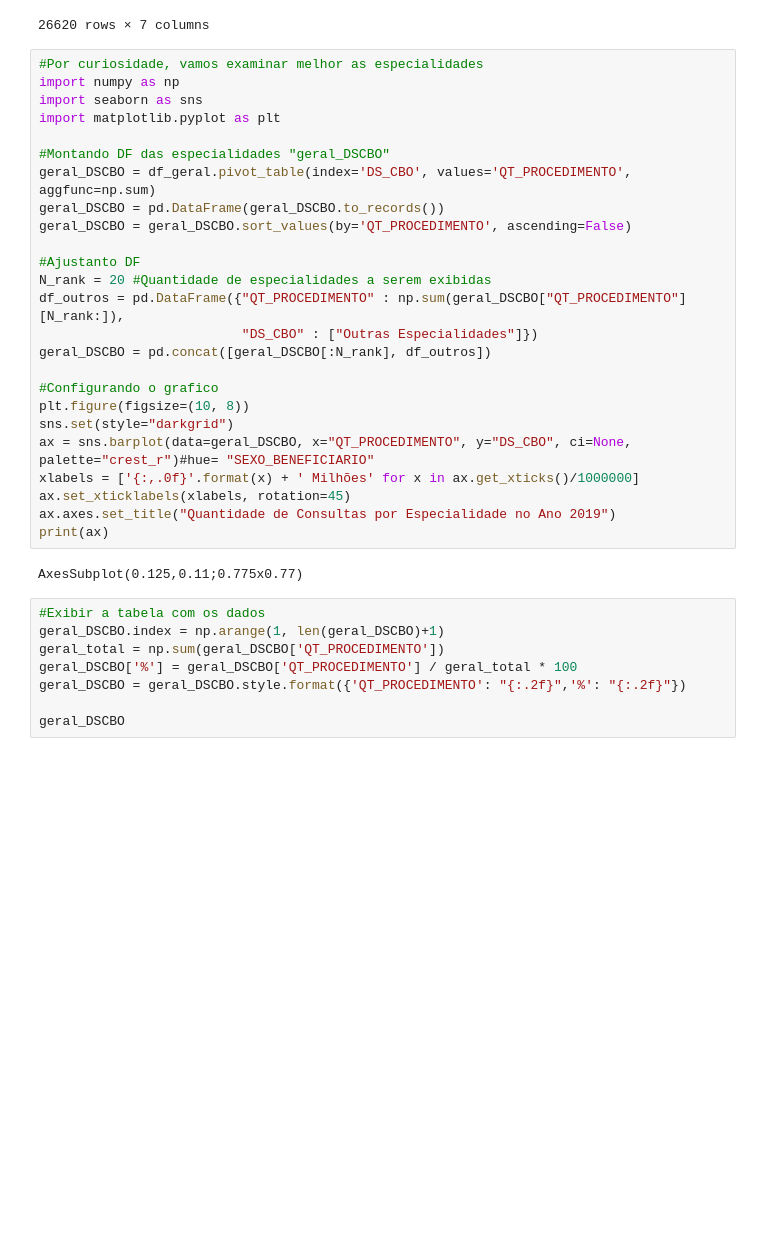
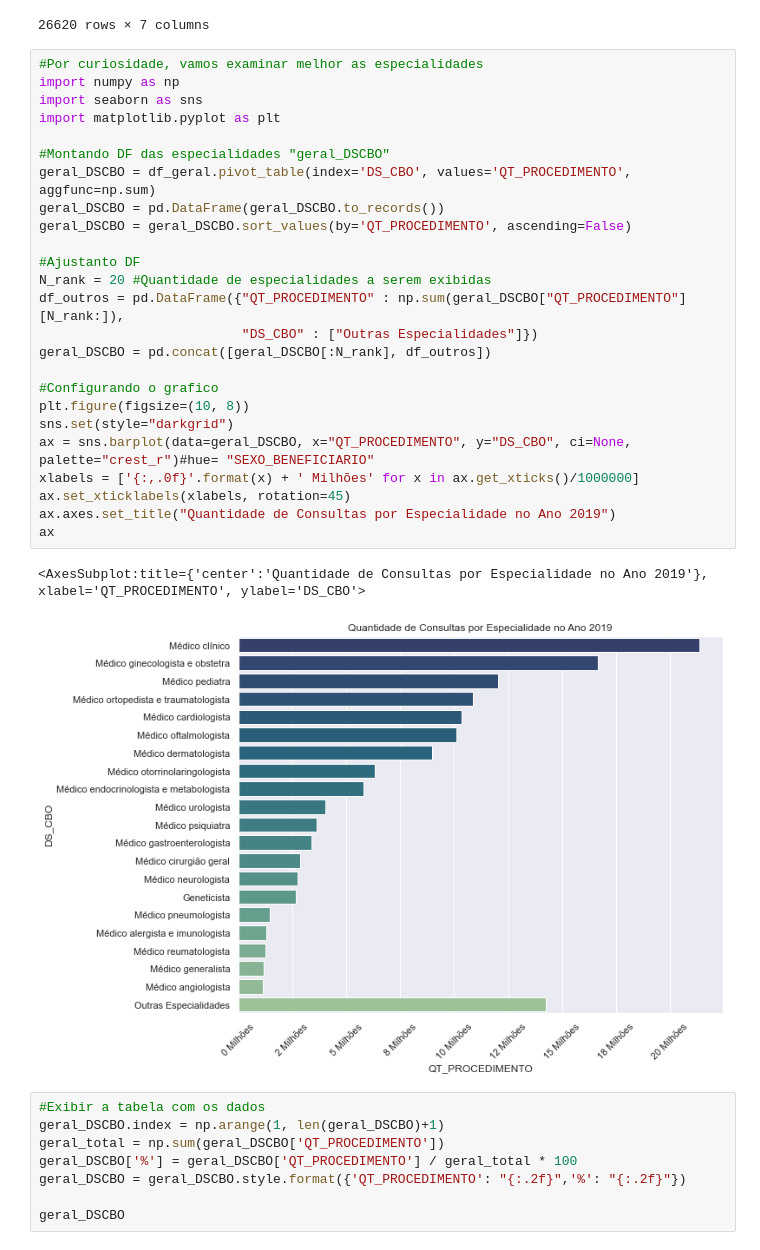
Before and after one commit to dekluiz/Estudo_Consultas, a Jupyter notebook: Estudo Consultas.ipynb, the cells around one changed output. Saved outputs shown, nothing was run; the diff lists cells and outputs as text; blank space fills up the shorter version.

```diff
--- a/Estudo Consultas.ipynb
+++ b/Estudo Consultas.ipynb
@@ -272,30 +272,31 @@ df_geral
 # %%
 #Por curiosidade, vamos examinar melhor as especialidades
 import numpy as np
 import seaborn as sns
 import matplotlib.pyplot as plt
 
 #Montando DF das especialidades "geral_DSCBO"
 geral_DSCBO = df_geral.pivot_table(index='DS_CBO', values='QT_PROCEDIMENTO', aggfunc=np.sum)
 geral_DSCBO = pd.DataFrame(geral_DSCBO.to_records())
 geral_DSCBO = geral_DSCBO.sort_values(by='QT_PROCEDIMENTO', ascending=False)
 
 #Ajustanto DF
 N_rank = 20 #Quantidade de especialidades a serem exibidas
 df_outros = pd.DataFrame({"QT_PROCEDIMENTO" : np.sum(geral_DSCBO["QT_PROCEDIMENTO"][N_rank:]),
                           "DS_CBO" : ["Outras Especialidades"]})
 geral_DSCBO = pd.concat([geral_DSCBO[:N_rank], df_outros])
 
 #Configurando o grafico
 plt.figure(figsize=(10, 8))
 sns.set(style="darkgrid")
 ax = sns.barplot(data=geral_DSCBO, x="QT_PROCEDIMENTO", y="DS_CBO", ci=None, palette="crest_r")#hue= "SEXO_BENEFICIARIO"
 xlabels = ['{:,.0f}'.format(x) + ' Milhões' for x in ax.get_xticks()/1000000]
 ax.set_xticklabels(xlabels, rotation=45)
 ax.axes.set_title("Quantidade de Consultas por Especialidade no Ano 2019")
-print(ax)
+ax
 # %% [output]
-AxesSubplot(0.125,0.11;0.775x0.77)
+<AxesSubplot:title={'center':'Quantidade de Consultas por Especialidade no Ano 2019'}, xlabel='QT_PROCEDIMENTO', ylabel='DS_CBO'>
+[figure, added]
 # %%
 #Exibir a tabela com os dados
 geral_DSCBO.index = np.arange(1, len(geral_DSCBO)+1)
```
Also changed, not shown: parts of 1 cell of this notebook.
